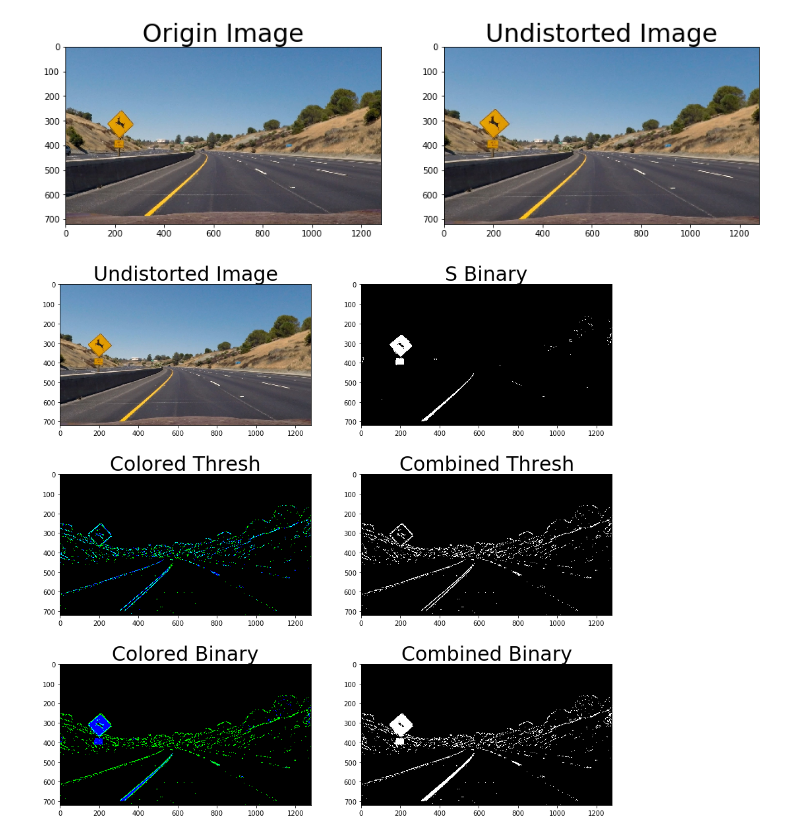
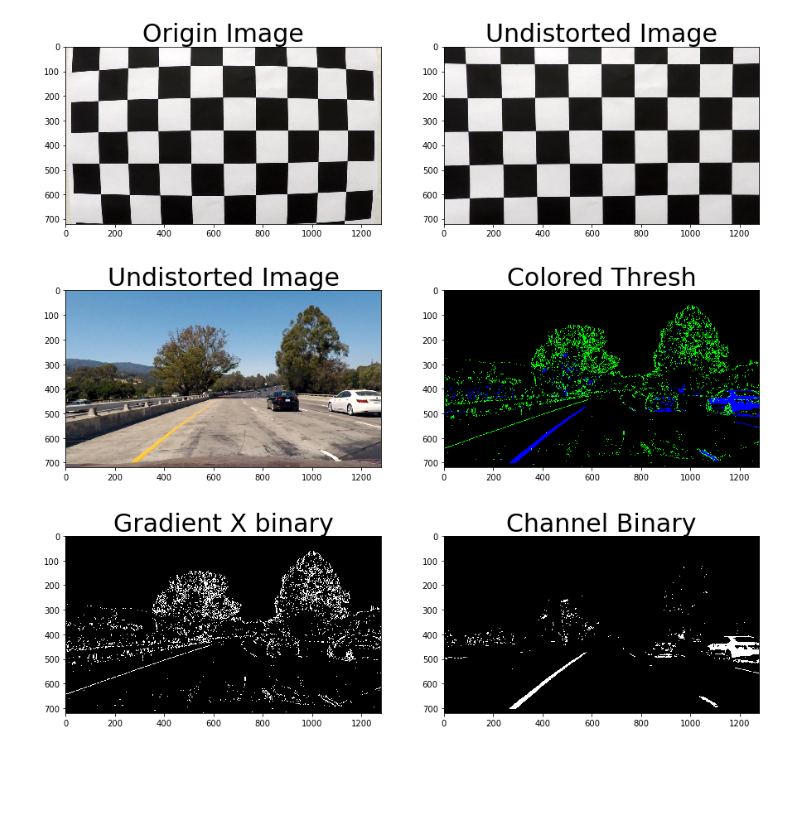
Before and after one commit to LukeHong/Advanced-line-detect, a Jupyter notebook: Line Detect.ipynb, the cells around one changed output. Cells and saved outputs as stored; diff of their text form; code cells hidden in the pictures; blank space fills up the shorter version.

```diff
--- a/Line Detect.ipynb
+++ b/Line Detect.ipynb
@@ -268,38 +311,40 @@ mtx, dist = camera_calibration()
 # %%
-#img = cv2.imread('test_images/straight_lines1.jpg')
-img = cv2.imread('test_images/test2.jpg')
+mtx, dist = camera_calibration()
+cal = cv2.imread('camera_cal/calibration1.jpg')
 
-undistort, color_thresh, thresh, s_binary, colored, binary = process(img, mtx, dist, sobel_kernel=7)
+cal_undistort, _, _, _, _ = process(cal, mtx, dist)
 
 f, (ax1, ax2) = plt.subplots(1, 2, figsize=(15,10))
-ax1.imshow(cv2.cvtColor(img, cv2.COLOR_BGR2RGB))
+ax1.imshow(cv2.cvtColor(cal, cv2.COLOR_BGR2RGB))
 ax1.set_title('Origin Image', fontsize=30)
-ax2.imshow(undistort)
+ax2.imshow(cal_undistort)
 ax2.set_title('Undistorted Image', fontsize=30)
 
 f.savefig('examples/undistort.png')
 # %% [output]
-[figure, old version]
+[figure, new version]
 # %%
-f, ((ax1, ax2), (ax3, ax4), (ax5, ax6)) = plt.subplots(3, 2, figsize=(15,15))
+#img = cv2.imread('test_images/straight_lines1.jpg')
+img = cv2.imread('test_images/test1.jpg')
+
+undistort, color_thresh, thresh, gradx, channel_binary = process(img, mtx, dist, sobel_kernel=7)
+
+
+f, ((ax1, ax2), (ax3, ax4)) = plt.subplots(2, 2, figsize=(15,10))
 ax1.imshow(undistort)
 ax1.set_title('Undistorted Image', fontsize=30)
-ax2.imshow(s_binary, cmap='gray')
-ax2.set_title('S Binary', fontsize=30)
+ax2.imshow(color_thresh)
+ax2.set_title('Colored Thresh', fontsize=30)
 
-ax3.imshow(color_thresh)
-ax3.set_title('Colored Thresh', fontsize=30)
-ax4.imshow(thresh, cmap='gray')
-ax4.set_title('Combined Thresh', fontsize=30)
+ax3.imshow(gradx, cmap='gray')
+ax3.set_title('Gradient X binary', fontsize=30)
+ax4.imshow(channel_binary, cmap='gray')
+ax4.set_title('Channel Binary', fontsize=30)
 
-ax5.imshow(colored)
-ax5.set_title('Colored Binary', fontsize=30)
-ax6.imshow(binary, cmap='gray')
-ax6.set_title('Combined Binary', fontsize=30)
 
 f.savefig('examples/thresh.png')
 # %% [output]
-[figure, old version]
+[figure, new version]
 # %%
 img_size = (img.shape[1], img.shape[0])
 offset = 300
```
Also changed, not shown: parts of 6 cells of this notebook, 17 other files.
